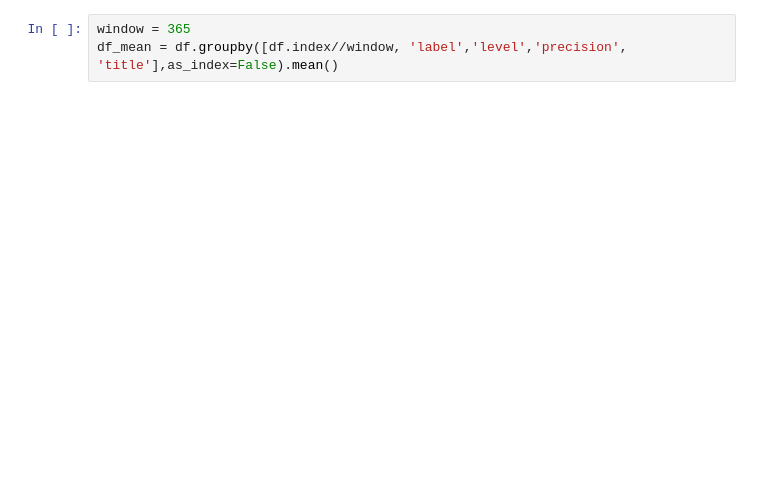
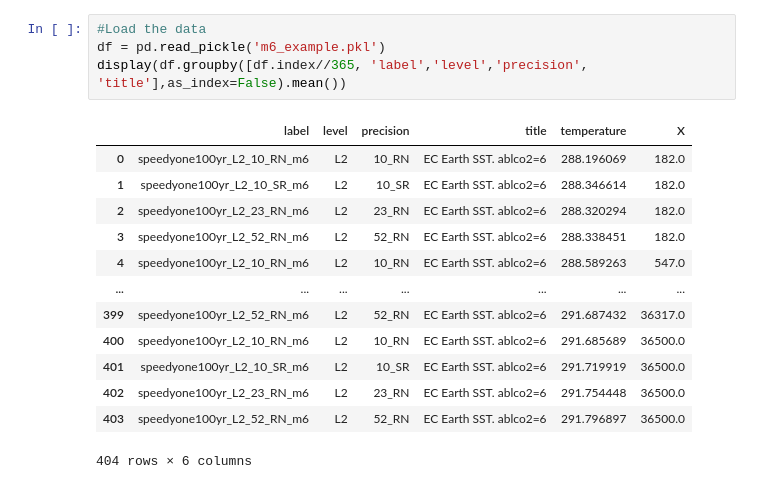
Before and after one commit to eapax/speedy, a Jupyter notebook: jupyter_notebooks/1.Timeseries_100years_m6.ipynb, the cells around one changed output. Cells and saved outputs as stored; diff of their text form; blank space fills up the shorter version.

```diff
--- a/jupyter_notebooks/1.Timeseries_100years_m6.ipynb
+++ b/jupyter_notebooks/1.Timeseries_100years_m6.ipynb
@@ -170,3 +171,18 @@ File /network/group/aopp/predict/TIP016_PAXTON_RPSPEEDY/speedyone/paper/100year/
 # %%
-window = 365
-df_mean = df.groupby([df.index//window, 'label','level','precision', 'title'],as_index=False).mean()
+#Load the data
+df = pd.read_pickle('m6_example.pkl')
+display(df.groupby([df.index//365, 'label','level','precision', 'title'],as_index=False).mean())
+# %% [output]
+|  | label | level | precision | title | temperature | X |
+| 0 | speedyone100yr_L2_10_RN_m6 | L2 | 10_RN | EC Earth SST. ablco2=6 | 288.196069 | 182.0 |
+| 1 | speedyone100yr_L2_10_SR_m6 | L2 | 10_SR | EC Earth SST. ablco2=6 | 288.346614 | 182.0 |
+| 2 | speedyone100yr_L2_23_RN_m6 | L2 | 23_RN | EC Earth SST. ablco2=6 | 288.320294 | 182.0 |
+| 3 | speedyone100yr_L2_52_RN_m6 | L2 | 52_RN | EC Earth SST. ablco2=6 | 288.338451 | 182.0 |
+| 4 | speedyone100yr_L2_10_RN_m6 | L2 | 10_RN | EC Earth SST. ablco2=6 | 288.589263 | 547.0 |
+| ... | ... | ... | ... | ... | ... | ... |
+| 399 | speedyone100yr_L2_52_RN_m6 | L2 | 52_RN | EC Earth SST. ablco2=6 | 291.687432 | 36317.0 |
+| 400 | speedyone100yr_L2_10_RN_m6 | L2 | 10_RN | EC Earth SST. ablco2=6 | 291.685689 | 36500.0 |
+| 401 | speedyone100yr_L2_10_SR_m6 | L2 | 10_SR | EC Earth SST. ablco2=6 | 291.719919 | 36500.0 |
+| 402 | speedyone100yr_L2_23_RN_m6 | L2 | 23_RN | EC Earth SST. ablco2=6 | 291.754448 | 36500.0 |
+| 403 | speedyone100yr_L2_52_RN_m6 | L2 | 52_RN | EC Earth SST. ablco2=6 | 291.796897 | 36500.0 |
+404 rows × 6 columns
```
Also changed, not shown: parts of 9 cells of this notebook, 19 other files.
